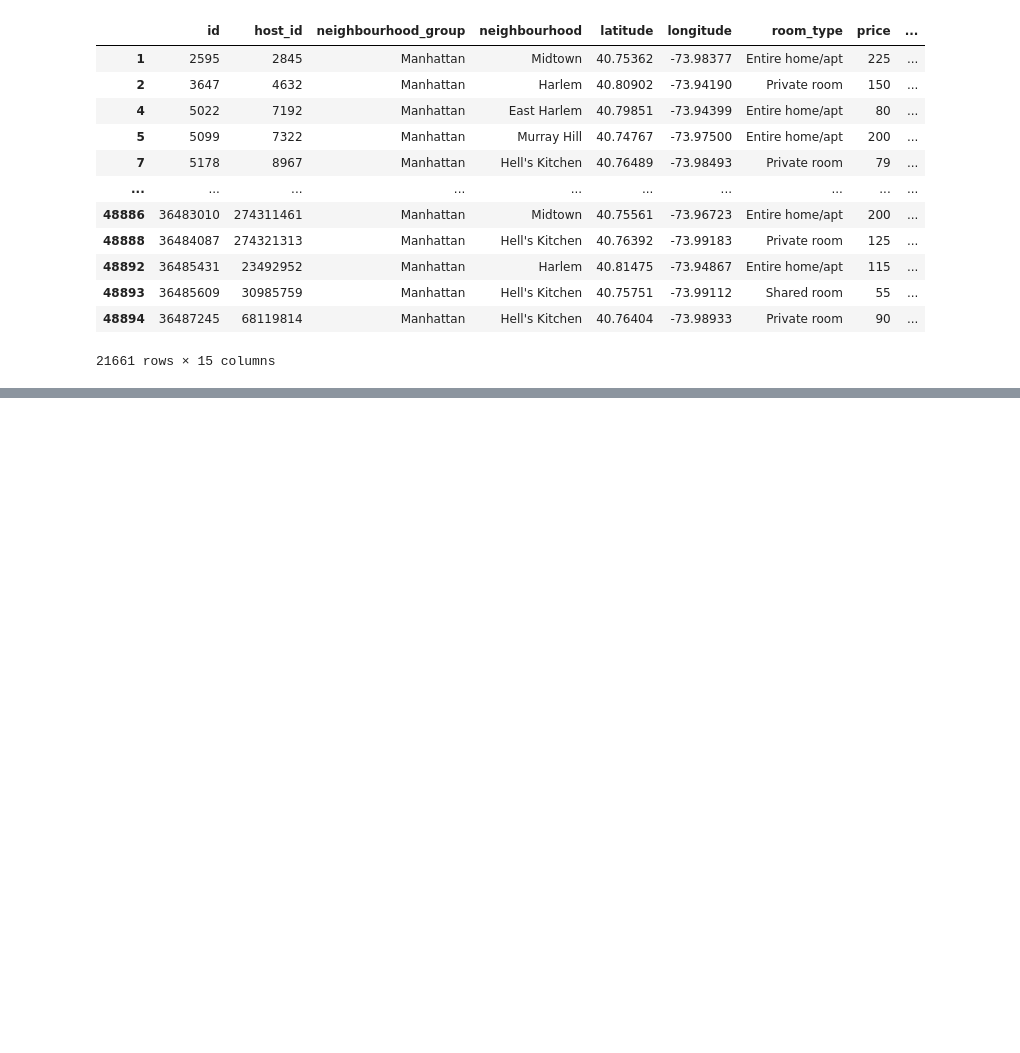
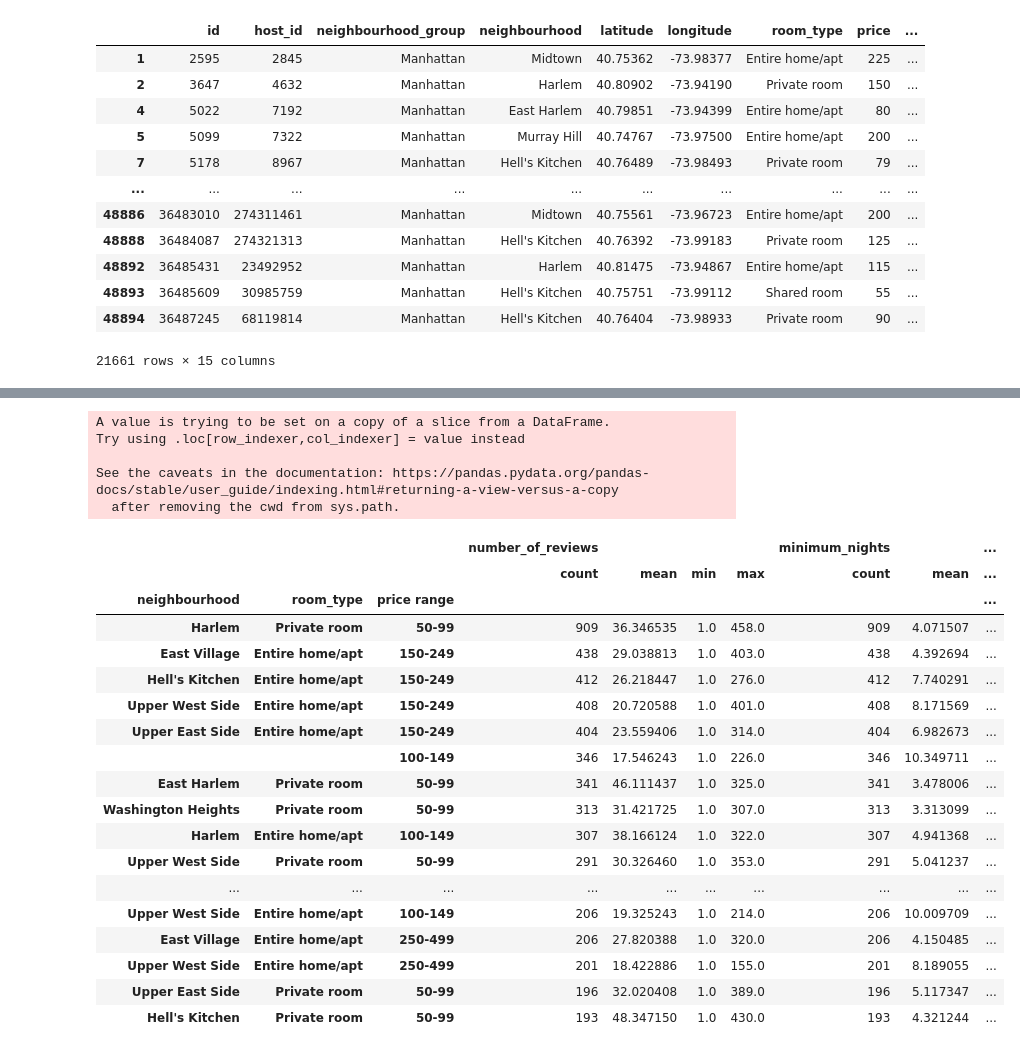
Before and after one commit to alexturkmen/Airbnb-New-York-Renterpreneurs, a Jupyter notebook: Manhattan.ipynb, the cells around one changed output, grey strips where cells are left out. Cells and saved outputs as stored; diff of their text form; code cells hidden in the pictures; blank space fills up the shorter version.

```diff
--- a/Manhattan.ipynb
+++ b/Manhattan.ipynb
@@ -617,0 +113,42 @@ Looking for crime rate in index no:47410 | Highbridge | Bronx
+# %%
+price_bins = [0,49.9,99.9,149.9,249.9,499.9,10001]
+price_bin_names = ['0-49','50-99','100-149','150-249','250-499','>500']
+
+manhattan_airbnb_df['price range'] = pd.cut(manhattan_airbnb_df['price'],price_bins,labels=price_bin_names)
+
+# Getting rid of 3 elements; 1. Properties with overnight accomodation prices >1000
+# 2. Properties with overnight stays > 30
+# 3. Properties with 0 reviews
+manhattan_airbnb_df_1000 = manhattan_airbnb_df.loc[manhattan_airbnb_df['price'] <= 1000]
+manhattan_airbnb_df_1000 = manhattan_airbnb_df_1000.loc[manhattan_airbnb_df_1000['minimum_nights'] <= 30]
+manhattan_airbnb_df_1000 = manhattan_airbnb_df_1000.loc[manhattan_airbnb_df_1000['number_of_reviews'] > 0]
+
+neighbourhood_by_count = manhattan_airbnb_df_1000[['neighbourhood', 'room_type', 'price range','number_of_reviews','minimum_nights','min_price_to_stay']].groupby(['neighbourhood', 'room_type', 'price range']).agg(['count', 'mean', 'min', 'max'])
+neighbourhood_by_count = neighbourhood_by_count.sort_values(by=('number_of_reviews', 'count'), ascending=False)
+
+neighbourhood_by_count.head(25)
+# %% [output]
+A value is trying to be set on a copy of a slice from a DataFrame.
+Try using .loc[row_indexer,col_indexer] = value instead
+
+See the caveats in the documentation: https://pandas.pydata.org/pandas-docs/stable/user_guide/indexing.html#returning-a-view-versus-a-copy
+  after removing the cwd from sys.path.
+|  |  |  | number_of_reviews |  |  |  | minimum_nights |  | ... |
+|  |  |  | count | mean | min | max | count | mean | ... |
+| neighbourhood | room_type | price range |  |  |  |  |  |  | ... |
+| Harlem | Private room | 50-99 | 909 | 36.346535 | 1.0 | 458.0 | 909 | 4.071507 | ... |
+| East Village | Entire home/apt | 150-249 | 438 | 29.038813 | 1.0 | 403.0 | 438 | 4.392694 | ... |
+| Hell's Kitchen | Entire home/apt | 150-249 | 412 | 26.218447 | 1.0 | 276.0 | 412 | 7.740291 | ... |
+| Upper West Side | Entire home/apt | 150-249 | 408 | 20.720588 | 1.0 | 401.0 | 408 | 8.171569 | ... |
+| Upper East Side | Entire home/apt | 150-249 | 404 | 23.559406 | 1.0 | 314.0 | 404 | 6.982673 | ... |
+|  |  | 100-149 | 346 | 17.546243 | 1.0 | 226.0 | 346 | 10.349711 | ... |
+| East Harlem | Private room | 50-99 | 341 | 46.111437 | 1.0 | 325.0 | 341 | 3.478006 | ... |
+| Washington Heights | Private room | 50-99 | 313 | 31.421725 | 1.0 | 307.0 | 313 | 3.313099 | ... |
+| Harlem | Entire home/apt | 100-149 | 307 | 38.166124 | 1.0 | 322.0 | 307 | 4.941368 | ... |
+| Upper West Side | Private room | 50-99 | 291 | 30.326460 | 1.0 | 353.0 | 291 | 5.041237 | ... |
+| ... | ... | ... | ... | ... | ... | ... | ... | ... | ... |
+| Upper West Side | Entire home/apt | 100-149 | 206 | 19.325243 | 1.0 | 214.0 | 206 | 10.009709 | ... |
+| East Village | Entire home/apt | 250-499 | 206 | 27.820388 | 1.0 | 320.0 | 206 | 4.150485 | ... |
+| Upper West Side | Entire home/apt | 250-499 | 201 | 18.422886 | 1.0 | 155.0 | 201 | 8.189055 | ... |
+| Upper East Side | Private room | 50-99 | 196 | 32.020408 | 1.0 | 389.0 | 196 | 5.117347 | ... |
+| Hell's Kitchen | Private room | 50-99 | 193 | 48.347150 | 1.0 | 430.0 | 193 | 4.321244 | ... |
```
Also changed, not shown: parts of 48 cells of this notebook.
